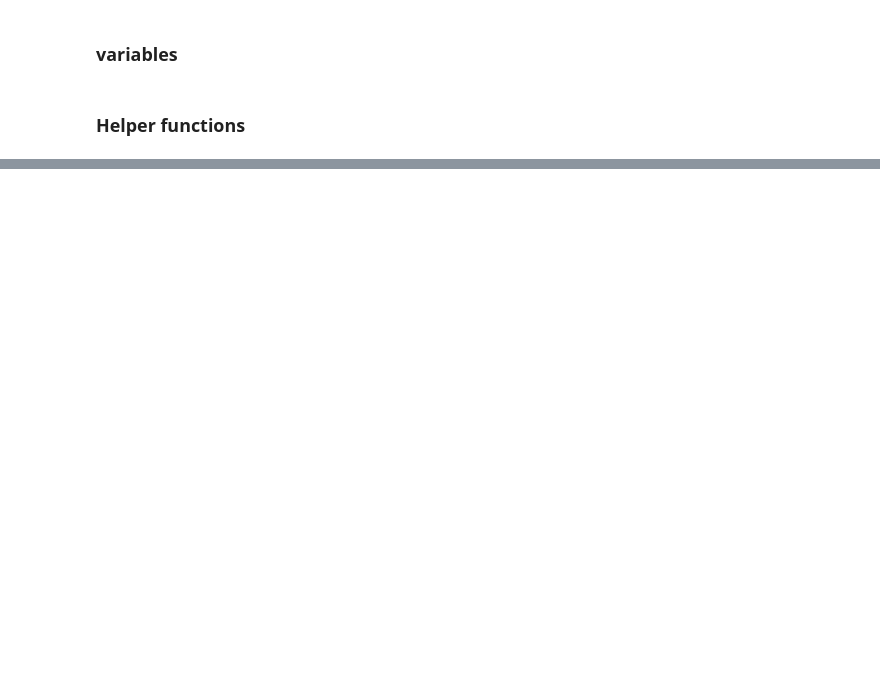
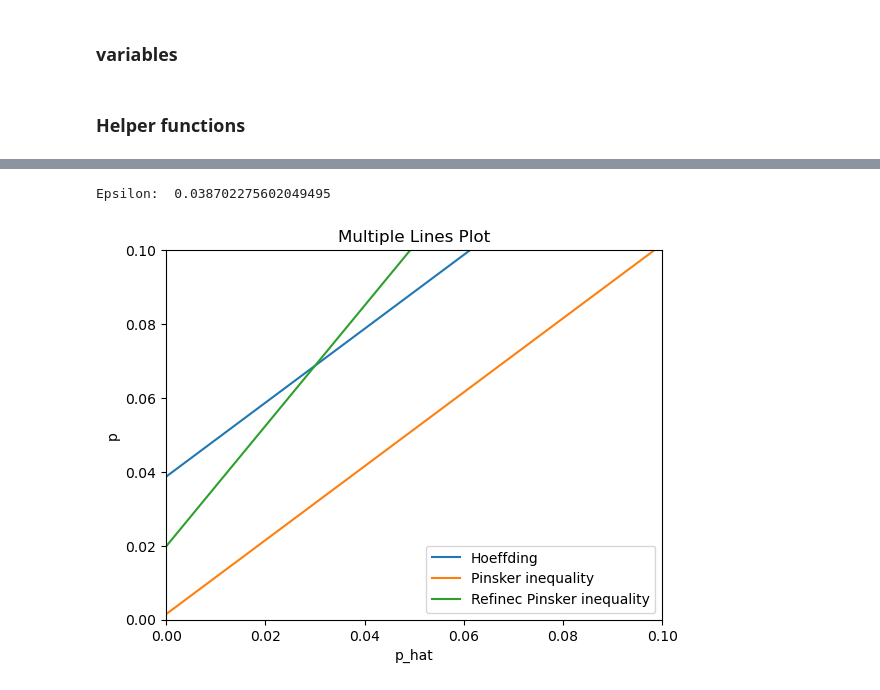
Before and after one commit to Husted42/machineLearning, a Jupyter notebook: bounds2.0.ipynb, the cells around one changed output, grey strips where cells are left out. Drawn from its saved outputs; the diff is of its cells as text; code cells hidden in the pictures; blank space fills up the shorter version.

```diff
--- a/bounds2.0.ipynb
+++ b/bounds2.0.ipynb
@@ -169,0 +92,18 @@ The closest point to 0.0013815610552964607 is 0.0
+# %%
+# Plotting the data
+plt.plot(prob, hoeffding(), label='Hoeffding')
+plt.plot(prob, pinsker_inequality(prob), label='Pinsker inequality')
+plt.plot(prob, refined_pinsker_inequality(prob), label='Refinec Pinsker inequality')
+
+# Adding labels and title
+plt.xlabel('p_hat')
+plt.ylabel('p')
+plt.xlim(0.0, 0.1)
+plt.ylim(0.0, 0.1)
+plt.title('Multiple Lines Plot')
+plt.legend()
+
+plt.show()
+# %% [output]
+Epsilon:  0.038702275602049495
+[figure, added]
```
Also changed, not shown: parts of 9 cells of this notebook, 1 other file.
